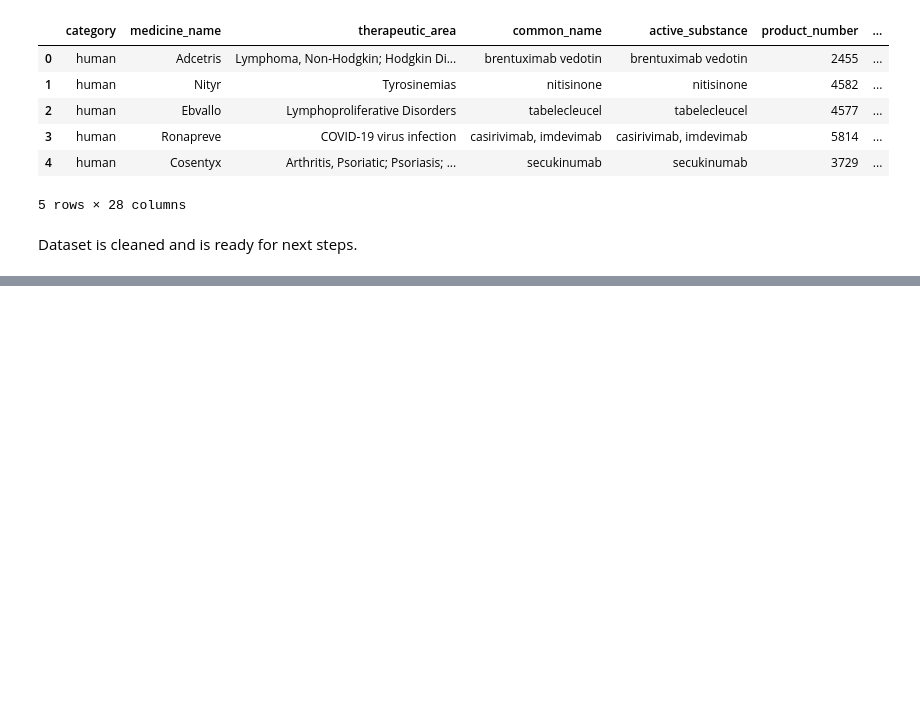
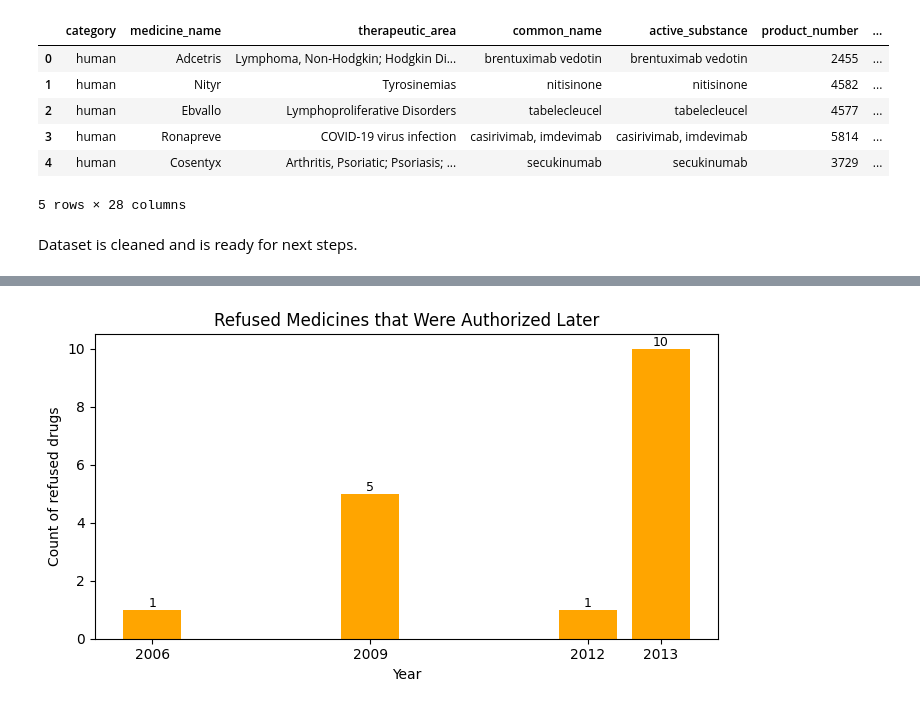
Before and after one commit to SChamnan/ba820-unsupervised-ml-team10-project, a Jupyter notebook: Chamnan_Suon_M4_European_Drugs_Development.ipynb, the cells around one changed output, grey strips where cells are left out. Saved outputs shown, nothing was run; the diff lists cells and outputs as text; code cells hidden in the pictures; blank space fills up the shorter version.

```diff
--- a/Chamnan_Suon_M4_European_Drugs_Development.ipynb
+++ b/Chamnan_Suon_M4_European_Drugs_Development.ipynb
@@ -427,0 +521,31 @@ Dataset is cleaned and is ready for next steps.
+# %%
+# Graph showing count of refused medicines that got approved later
+refused_df2 = drugs_df[
+    drugs_df["date_of_refusal_of_marketing_authorisation"].notna()&
+    (drugs_df["authorisation_status"].str.lower()=="authorised")
+].copy()
+refused_df2["refused_year"] = refused_df2["date_of_refusal_of_marketing_authorisation"].dt.year
+refused_count = refused_df2["refused_year"].value_counts().sort_index()
+plt.figure(figsize=(7,4))
+bars = plt.bar(refused_count.index.astype(int), refused_count.values, color='orange')
+
+# Adding data labels
+for bar in bars:
+  height = bar.get_height()
+  plt.text(
+      bar.get_x() + bar.get_width() / 2,
+        height,
+        str(int(height)),
+        ha="center",
+        va="bottom",
+        fontsize=9
+  )
+plt.title("Refused Medicines that Were Authorized Later")
+plt.xlabel("Year")
+plt.ylabel("Count of refused drugs")
+plt.xticks(refused_count.index.astype(int))
+plt.tight_layout()
+
+plt.show()
+# %% [output]
+[figure, added]
```
Also changed, not shown: parts of 9 cells of this notebook.
